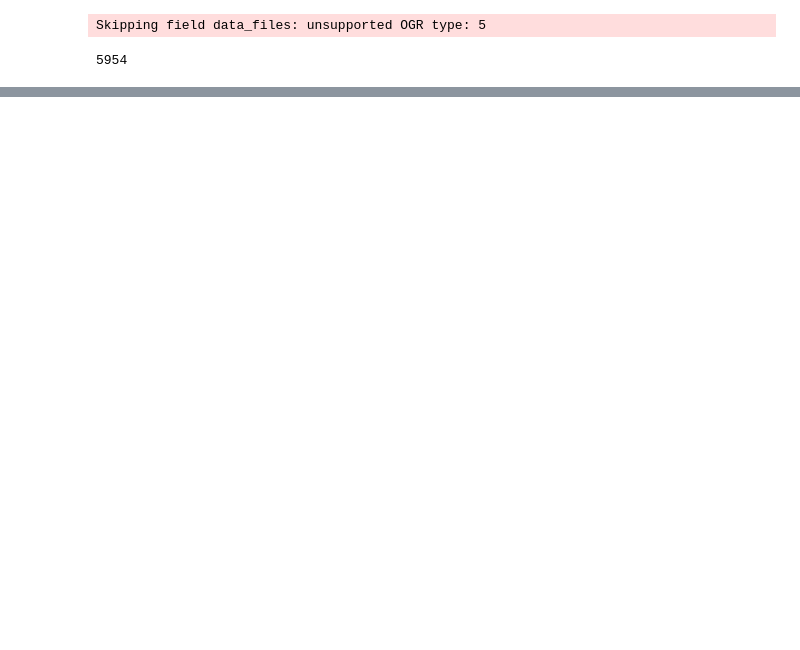
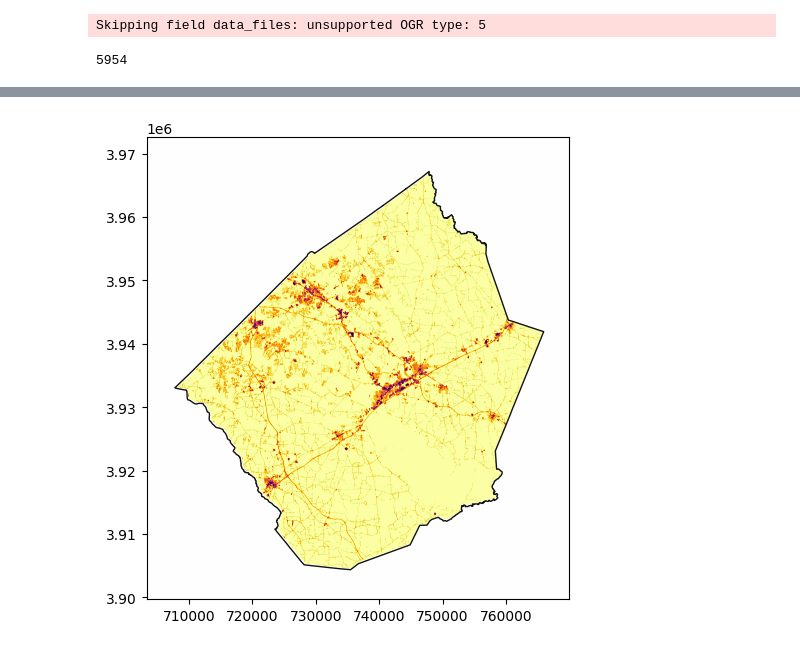
Before and after one commit to benton-tripp/urban-clay, a Jupyter notebook: notebooks/plot-urban-tiles.ipynb, the cells around one changed output, grey strips where cells are left out. Cells and saved outputs as stored; diff of their text form; code cells hidden in the pictures; blank space fills up the shorter version.

```diff
--- a/notebooks/plot-urban-tiles.ipynb
+++ b/notebooks/plot-urban-tiles.ipynb
@@ -80,0 +81,39 @@ plt.show()
+# %%
+import rasterio
+from rasterio.mask import mask
+from rasterio.plot import show
+import geopandas as gpd
+import numpy as np
+import matplotlib.pyplot as plt
+
+# Load the shapefile
+county_boundary = gpd.read_file("../data/county_boundary.shp")
+r = rasterio.open(r'C:\Users\bento\gis582\project\data\urban_imperviousness_200m.tif')
+
+# Ensure geometries are valid
+county_boundary = county_boundary.to_crs(r.crs)  # Match CRS with the raster
+geometries = county_boundary.geometry
+
+# Open the raster file
+with rasterio.open(r'C:\Users\bento\gis582\project\data\urban_imperviousness_10m.tif') as r:
+    # Apply the mask
+    data, transform = mask(r, geometries, crop=False, filled=True, nodata=-1)
+    data = data[0]  # Extract the first band
+
+# Prepare the data
+data = data.astype('float32')
+data[data == 255] = np.nan  # Replace 255 with NaN for visualization
+data = data / 100
+
+# Customize the colormap
+cmap = plt.cm.inferno.reversed()
+cmap.set_bad(color='#fefefe')  # Set NaN values to appear white
+
+# Plot the raster with county boundaries
+fig, ax = plt.subplots(figsize=(6, 6))
+img = show(data, transform=transform, ax=ax, cmap=cmap)
+county_boundary.plot(ax=ax, facecolor='none', edgecolor='#121212', linewidth=1.0)
+
+plt.show()
+# %% [output]
+[figure, added]
```
Also changed, not shown: parts of 1 cell of this notebook, 42 other files.
